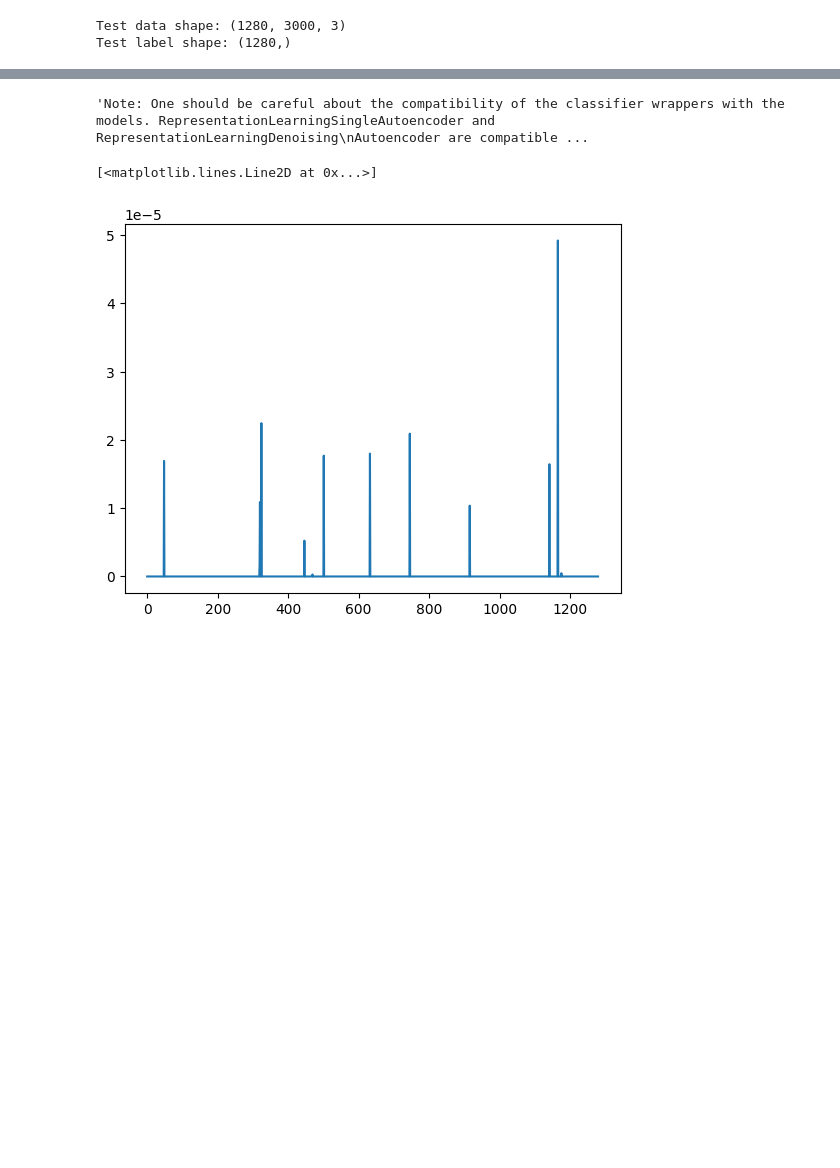
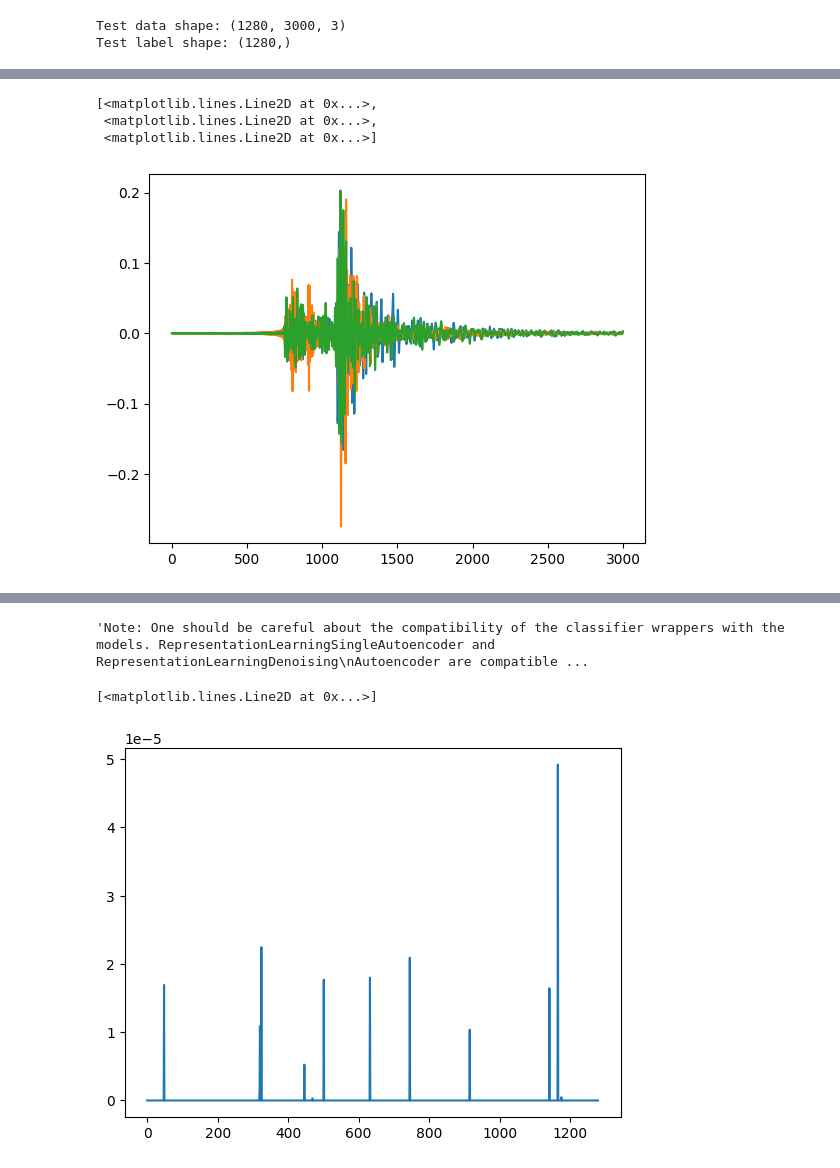
Before and after one commit to egead/recovar, a Jupyter notebook: model_test.ipynb, the cells around one changed output, grey strips where cells are left out. Saved outputs shown, nothing was run; the diff lists cells and outputs as text; code cells hidden in the pictures; blank space fills up the shorter version.

```diff
--- a/model_test.ipynb
+++ b/model_test.ipynb
@@ -110,4 +158,11 @@ def plot_pick_simple(surprise, pick_index, idx=5):
     ax.grid(alpha=0.3)
 
     return fig, ax
+# %%
+plt.plot(X_test[100])
+# %% [output]
+[<matplotlib.lines.Line2D at 0x...>,
+ <matplotlib.lines.Line2D at 0x...>,
+ <matplotlib.lines.Line2D at 0x...>]
+[figure, added]
 # %%
```
Also changed, not shown: parts of 9 cells of this notebook, 2 other files.
